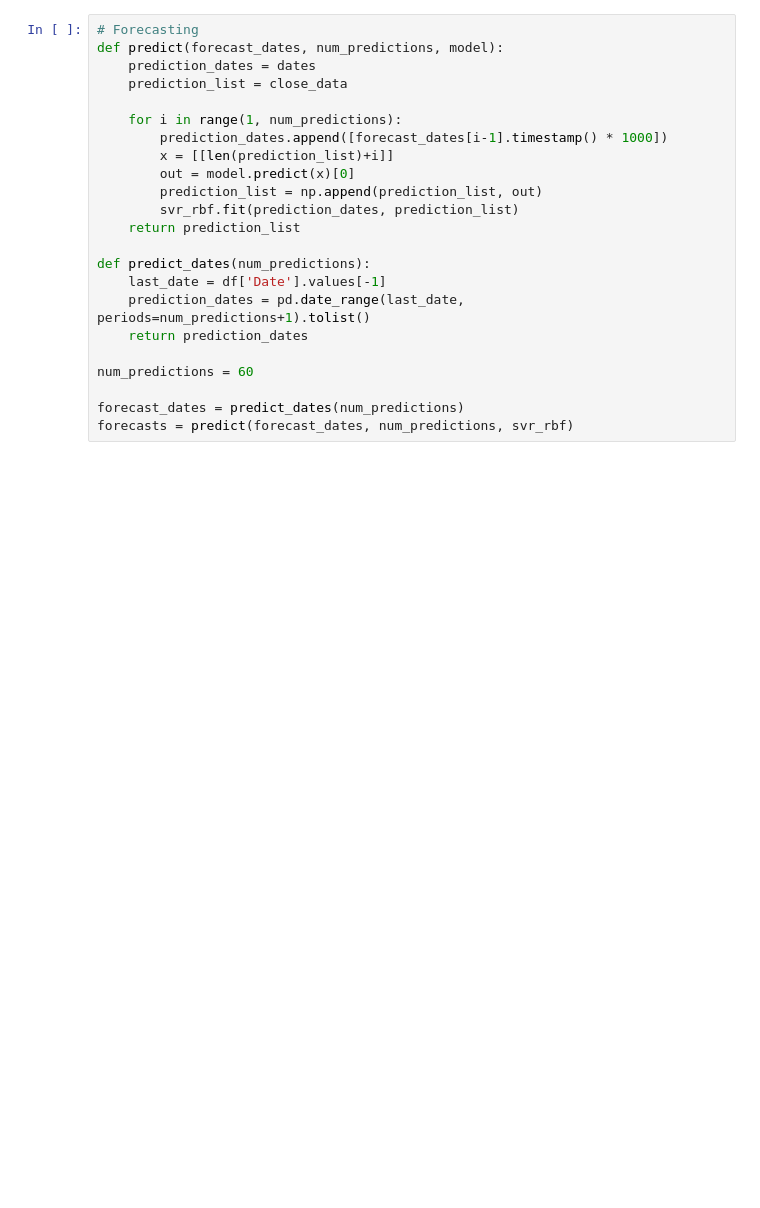
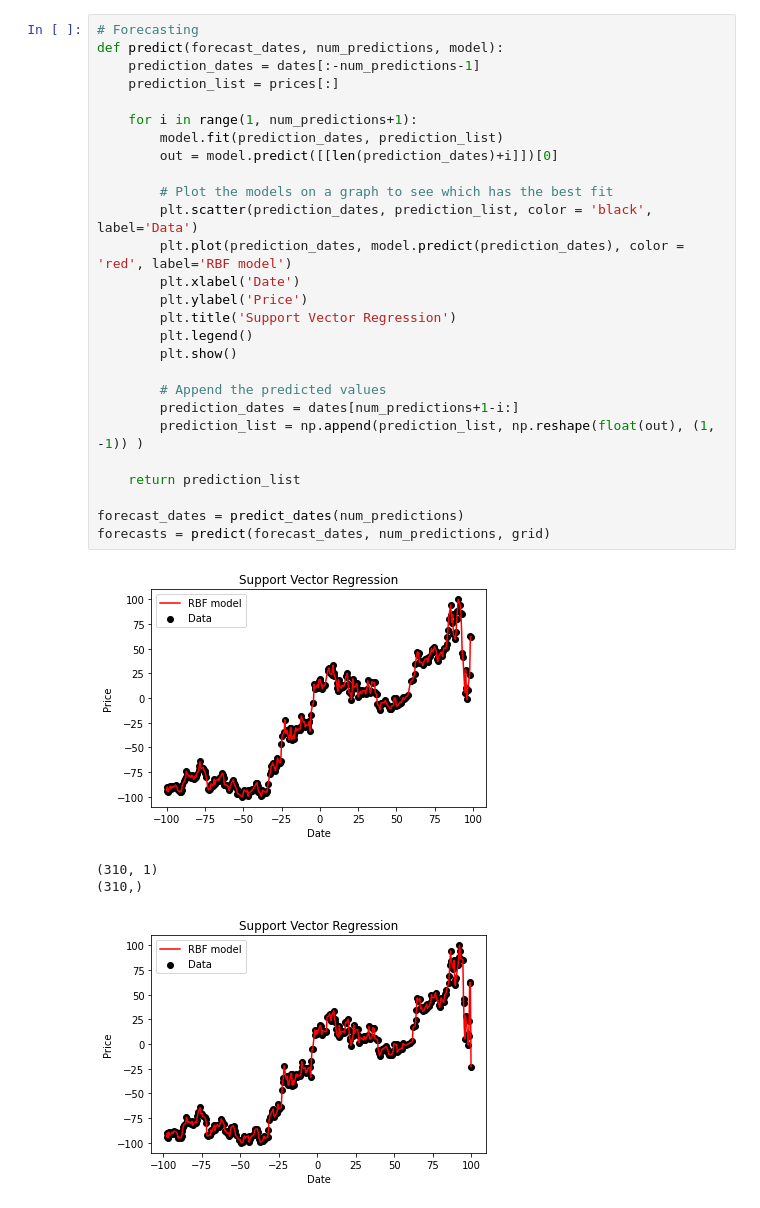
Before and after one commit to afabiani/ForexEA, a Jupyter notebook: GOLD_USD_Fred_(SVR)_Predictor.ipynb, the cells around one changed output. Drawn from its saved outputs; the diff is of its cells as text; blank space fills up the shorter version.

```diff
--- a/GOLD_USD_Fred_(SVR)_Predictor.ipynb
+++ b/GOLD_USD_Fred_(SVR)_Predictor.ipynb
@@ -84,23 +109,32 @@ print(svr_rbf.predict([[len(prices)+1]])[0])
-# %%
-# Forecasting
-def predict(forecast_dates, num_predictions, model):
-    prediction_dates = dates
-    prediction_list = close_data
-
-    for i in range(1, num_predictions):
-        prediction_dates.append([forecast_dates[i-1].timestamp() * 1000])
-        x = [[len(prediction_list)+i]]
-        out = model.predict(x)[0]
-        prediction_list = np.append(prediction_list, out)
-        svr_rbf.fit(prediction_dates, prediction_list)
-    return prediction_list
-
-def predict_dates(num_predictions):
-    last_date = df['Date'].values[-1]
-    prediction_dates = pd.date_range(last_date, periods=num_predictions+1).tolist()
-    return prediction_dates
-
-num_predictions = 60
-
-forecast_dates = predict_dates(num_predictions)
-forecasts = predict(forecast_dates, num_predictions, svr_rbf)
+# %%
+# Forecasting
+def predict(forecast_dates, num_predictions, model):
+    prediction_dates = dates[:-num_predictions-1]
+    prediction_list = prices[:]
+
+    for i in range(1, num_predictions+1):
+        model.fit(prediction_dates, prediction_list)
+        out = model.predict([[len(prediction_dates)+i]])[0]
+
+        # Plot the models on a graph to see which has the best fit
+        plt.scatter(prediction_dates, prediction_list, color = 'black', label='Data')
+        plt.plot(prediction_dates, model.predict(prediction_dates), color = 'red', label='RBF model')
+        plt.xlabel('Date')
+        plt.ylabel('Price')
+        plt.title('Support Vector Regression')
+        plt.legend()
+        plt.show()
+
+        # Append the predicted values
+        prediction_dates = dates[num_predictions+1-i:]
+        prediction_list = np.append(prediction_list, np.reshape(float(out), (1, -1)) )
+
+    return prediction_list
+
+forecast_dates = predict_dates(num_predictions)
+forecasts = predict(forecast_dates, num_predictions, grid)
+# %% [output]
+[figure, added]
+(310, 1)
+(310,)
+[figure, added]
```
Also changed, not shown: parts of 5 cells of this notebook.
